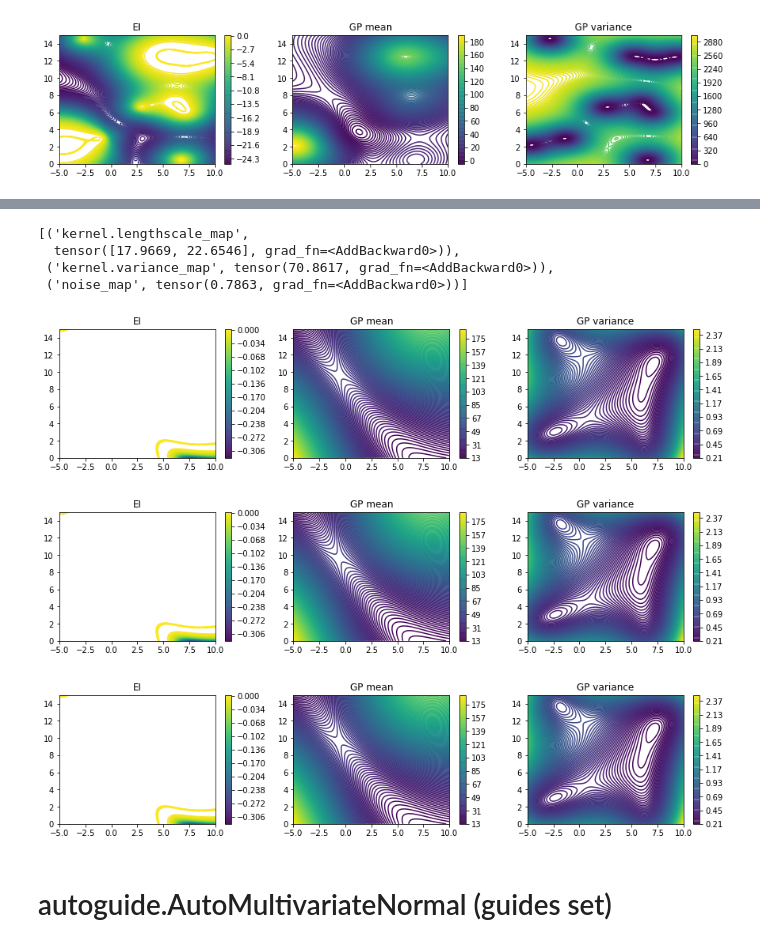
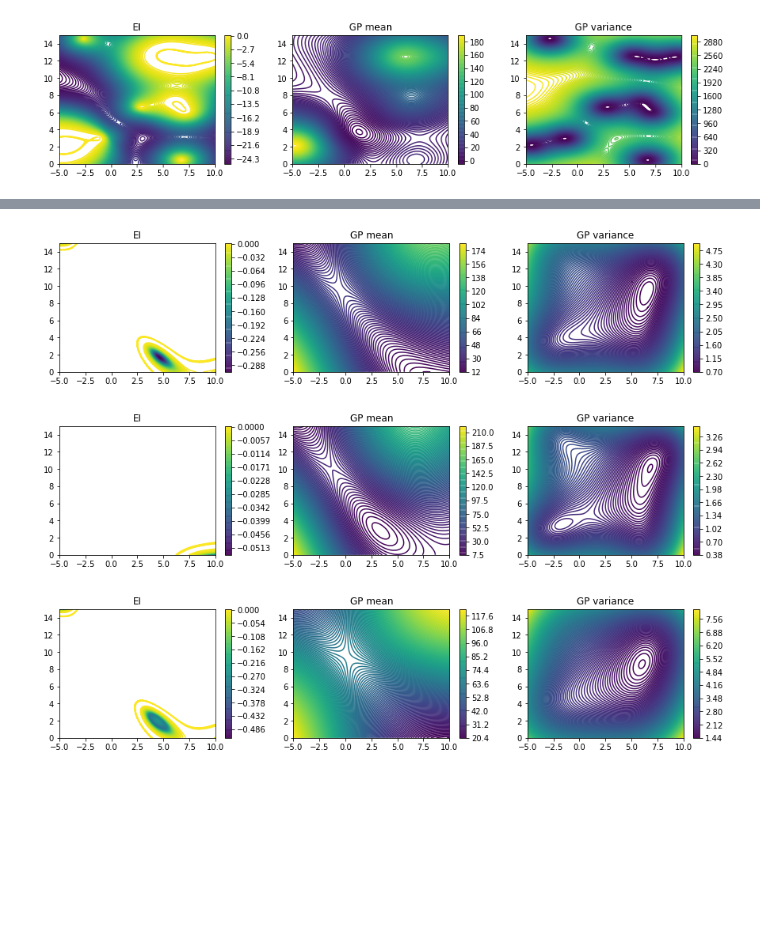
Before and after one commit to alan-turing-institute/SBO_Pyro, a Jupyter notebook: GP_autoguide.ipynb, the cells around one changed output, grey strips where cells are left out. Drawn from its saved outputs; the diff is of its cells as text; code cells hidden in the pictures; blank space fills up the shorter version.

Commit message:
Working on pyro autoguides

```diff
--- a/GP_autoguide.ipynb
+++ b/GP_autoguide.ipynb
@@ -192,12 +192,10 @@ for i in range(3):
 # %%
 set_random_seed(123)
-
 pyro.clear_param_store()
 
 # Training
 gp_model_svi = gp.models.GPRegression(X_train, y_train,
-                                      gp.kernels.Matern52(input_dim=X_train.shape[1],
-                                                          lengthscale=100*torch.ones(X_train.shape[1])))
+    gp.kernels.Matern52(input_dim=X_train.shape[1], lengthscale=100*torch.ones(X_train.shape[1])))
 
 # Set priors
 gp_model_svi.kernel.lengthscale = pyro.nn.PyroSample(dist.LogNormal(3, 1).expand([2]).to_event())
@@ -206,6 +204,8 @@ gp_model_svi.noise = pyro.nn.PyroSample(dist.LogNormal(0, 1))
 
 # setup inference algorithm
 guide = autoguide.AutoMultivariateNormal(gp_model_svi.model)
+#guide = autoguide.AutoDelta(gp_model_svi.model)
+
 optimizer = pyro.optim.Adam({"lr":0.1})
 loss = Trace_ELBO()
 svi = SVI(gp_model_svi.model, guide, optimizer, loss)
@@ -221,32 +220,53 @@ plt.semilogy(losses);
-# %%
-sorted(list(gp_model_svi.named_pyro_params()))
-# %% [output]
-[('kernel.lengthscale_map',
-  tensor([17.9669, 22.6546], grad_fn=<AddBackward0>)),
- ('kernel.variance_map', tensor(70.8617, grad_fn=<AddBackward0>)),
- ('noise_map', tensor(0.7863, grad_fn=<AddBackward0>))]
+# %%
+def gp_autoguide_forward(model, X, num_samples=1):
+
+    temp_model = copy.deepcopy(model)
+
+    predictive = pyro.infer.Predictive(temp_model, guide=guide, num_samples=num_samples)
+
+    temp_model.lengthscale = predictive(X)['kernel.lengthscale']
+    temp_model.variance = predictive(X)['kernel.variance']
+    temp_model.noise = predictive(X)['noise']
+
+    mu, sigma = temp_model(X)
+
+    return mu, sigma
+# %%
+normal_phi = lambda x: torch.exp(-x.pow(2)/2)/np.sqrt(2*np.pi)
+normal_Phi = lambda x: (1 + torch.erf(x / np.sqrt(2))) / 2
+
+def autoguide_ei(model, forward_func, x):
+    """ Brooks' implementation of expected improvement (EI). """
+
+    y_min = model.y.min()
+    mu, variance = forward_func(x)
+    sigma = variance.sqrt()
+    delta = y_min - mu
+    EI = delta.clamp_min(0.0) + sigma*normal_phi(delta/sigma) - delta.abs()*normal_Phi(delta/sigma)
+
+    return -EI
 # %%
 for i in range(3):
     plt.figure(figsize=(15, 3))
 
-    with torch.no_grad(), gp_model_svi._pyro_context:
+    with torch.no_grad():
         plt.subplot(1,3,1)
         plt.title("EI")
-        f = lambda x: acquisition_func(gp_model_svi, x)
+
+        f_model = lambda x: gp_autoguide_forward(gp_model_svi, x)
+        f = lambda x: autoguide_ei(gp_model_svi, f_model, x)
         plot_obj(f)
 
         plt.subplot(1,3,2)
         plt.title("GP mean")
-        f = lambda x: gp_model_svi(x)[0]
+        f = lambda x: gp_autoguide_forward(gp_model_svi, x)[0]
         plot_obj(f)
 
         plt.subplot(1,3,3)
         plt.title("GP variance")
-        f = lambda x: gp_model_svi(x)[1]
+        f = lambda x: gp_autoguide_forward(gp_model_svi, x)[1]
         plot_obj(f)
 # %% [output]
-[figure, old version]
+[figure, new version]
-[figure, old version]
+[figure, new version]
-[figure, old version]
+[figure, new version]
-# %% [markdown]
-# autoguide.AutoMultivariateNormal (guides set)
```
Also changed, not shown: parts of 14 cells of this notebook, 19 other files.
